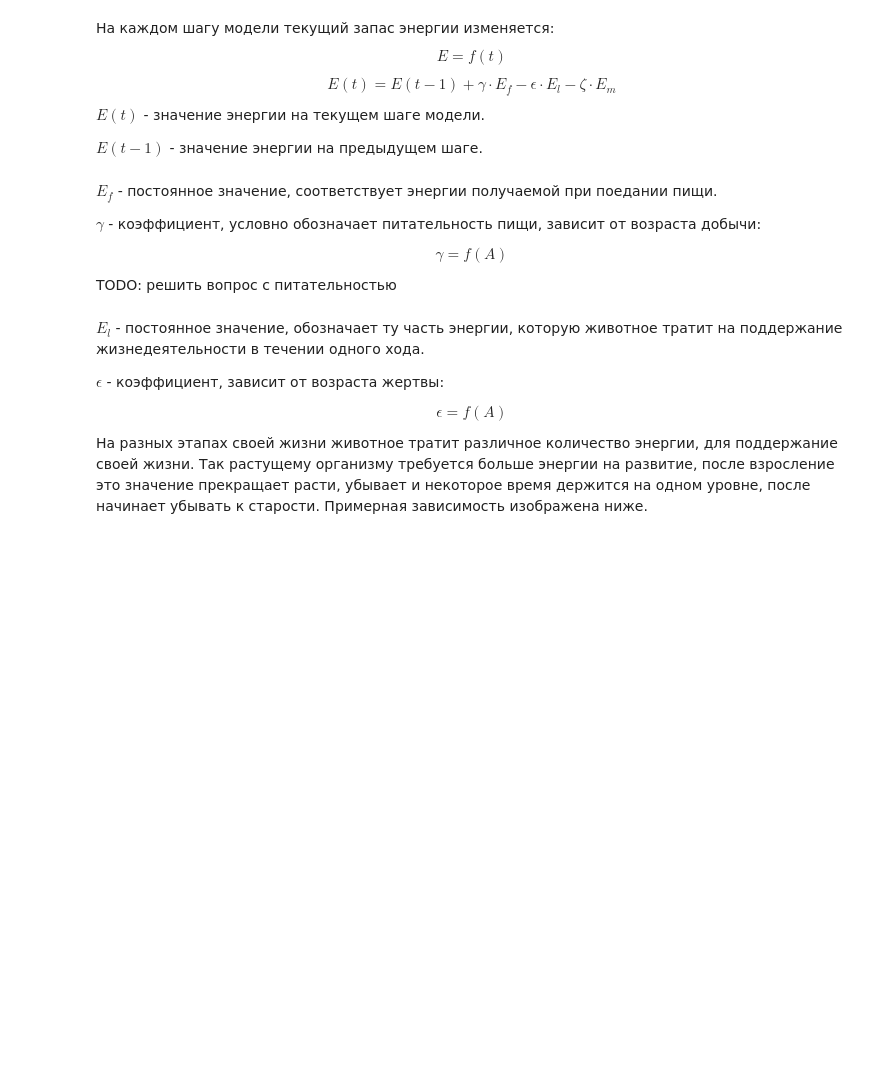
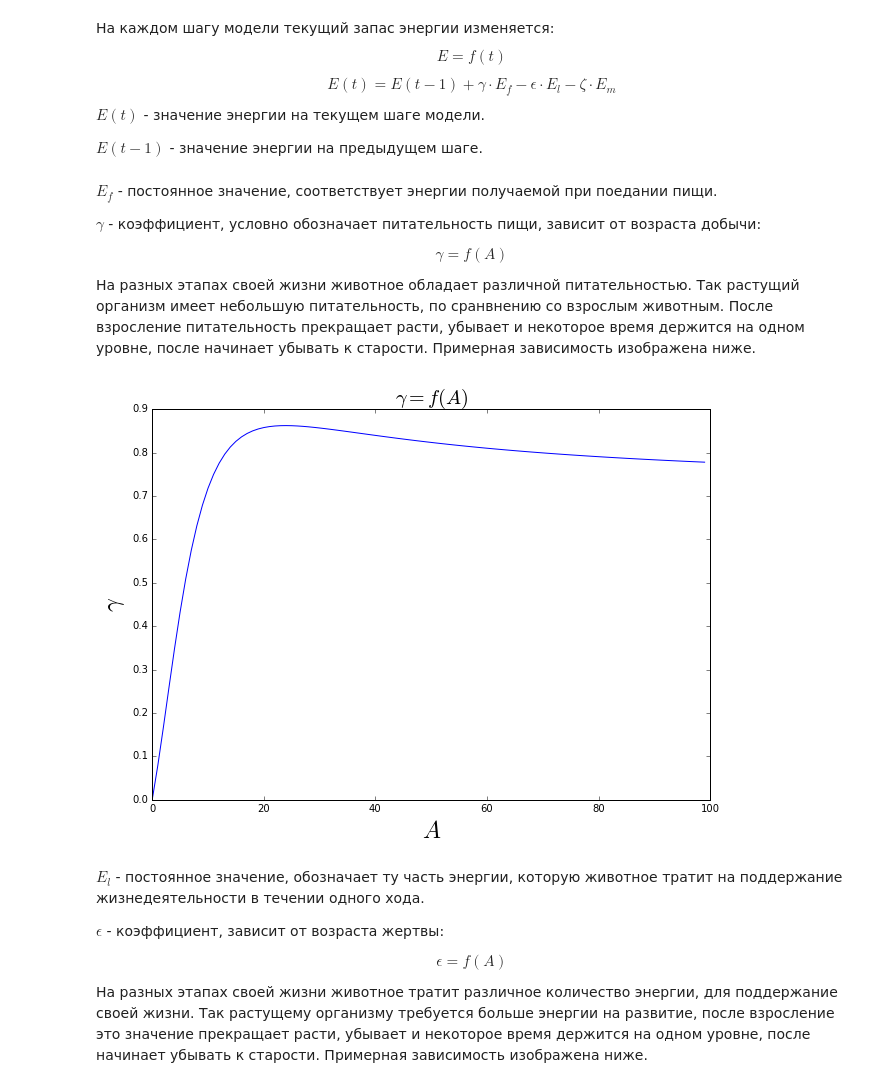
Before and after one commit to Zhuikov/predator-prey, a Jupyter notebook: notebooks/LifeModel.ipynb, the cells around one changed output. Saved outputs shown, nothing was run; the diff lists cells and outputs as text; code cells hidden in the pictures; blank space fills up the shorter version.

```diff
--- a/notebooks/LifeModel.ipynb
+++ b/notebooks/LifeModel.ipynb
@@ -78,7 +78,26 @@ $$
 \gamma = f(A)
 $$
 
-TODO: решить вопрос с питательностью
+На разных этапах своей жизни животное обладает различной питательностью. Так растущий организм имеет небольшую питательность, по сранвнению со взрослым животным. После взросление питательность прекращает расти, убывает и некоторое время держится на одном уровне, после начинает убывать к старости. Примерная зависимость изображена ниже.
+# %%
+import numpy as np
+from matplotlib import pyplot as plt
+%matplotlib inline
+
+def gamma_f(x):
+    #return (-2*x**2+25*x)
+    return ((5*x**2) + (5*x))/(7*((x**2)+1))
+
+t = np.arange(0, 100)
+Gamma = gamma_f(np.linspace(0, 10, 100))
+plt.figure(figsize=(10, 7))
+plt.plot(t, Gamma, 'b')
+plt.title(r'$\gamma = f(A)$', fontsize=20)
+plt.xlabel(r'$A$', fontsize=24, style='oblique')
+plt.ylabel(r'$\gamma$', fontsize=24, style='oblique')
+plt.show()
+# %% [output]
+[figure, added]
 # %% [markdown]
 
 $E_l$ - постоянное значение, обозначает ту часть энергии, которую животное тратит на поддержание жизнедеятельности в течении одного хода.
```
